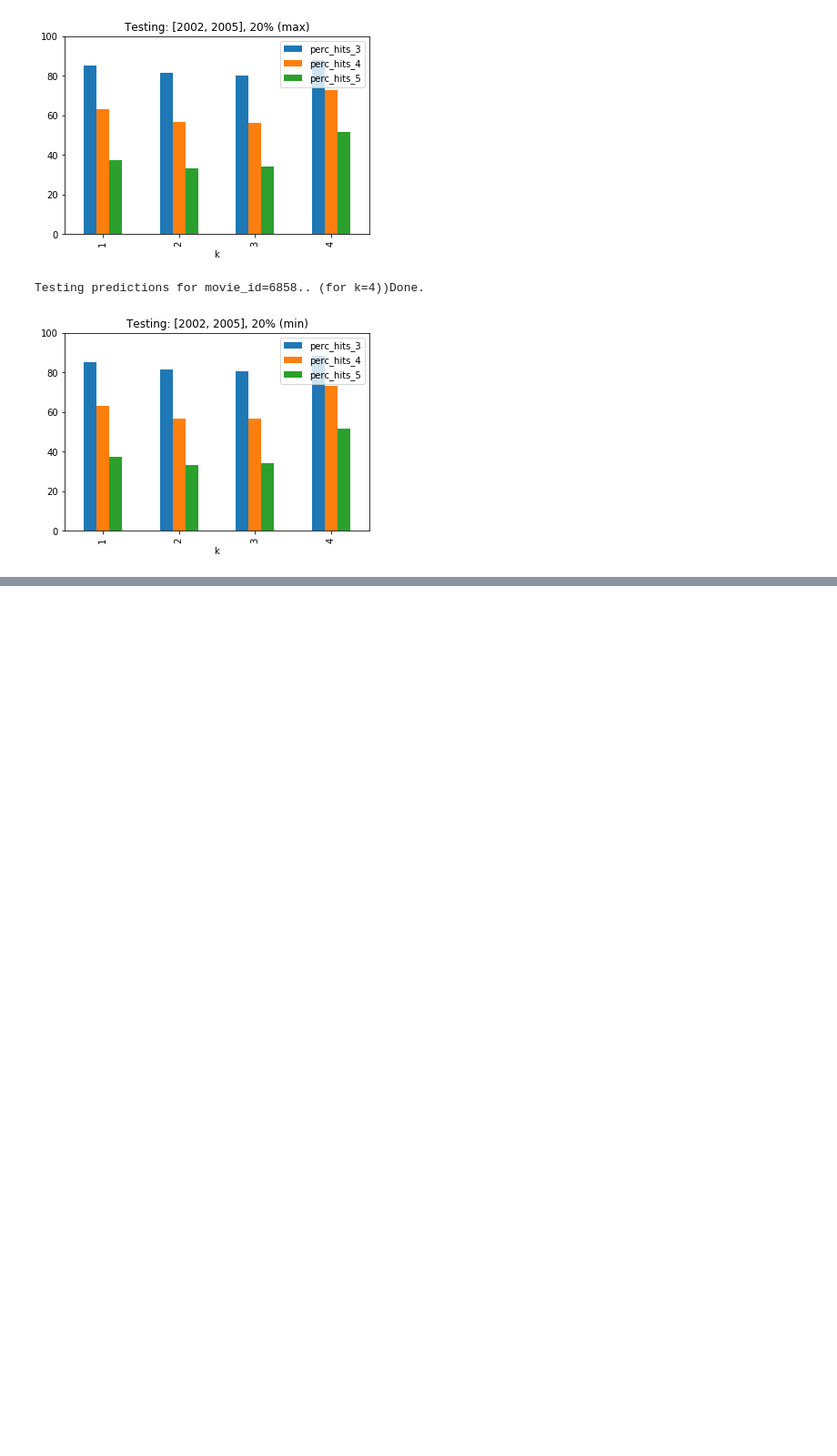
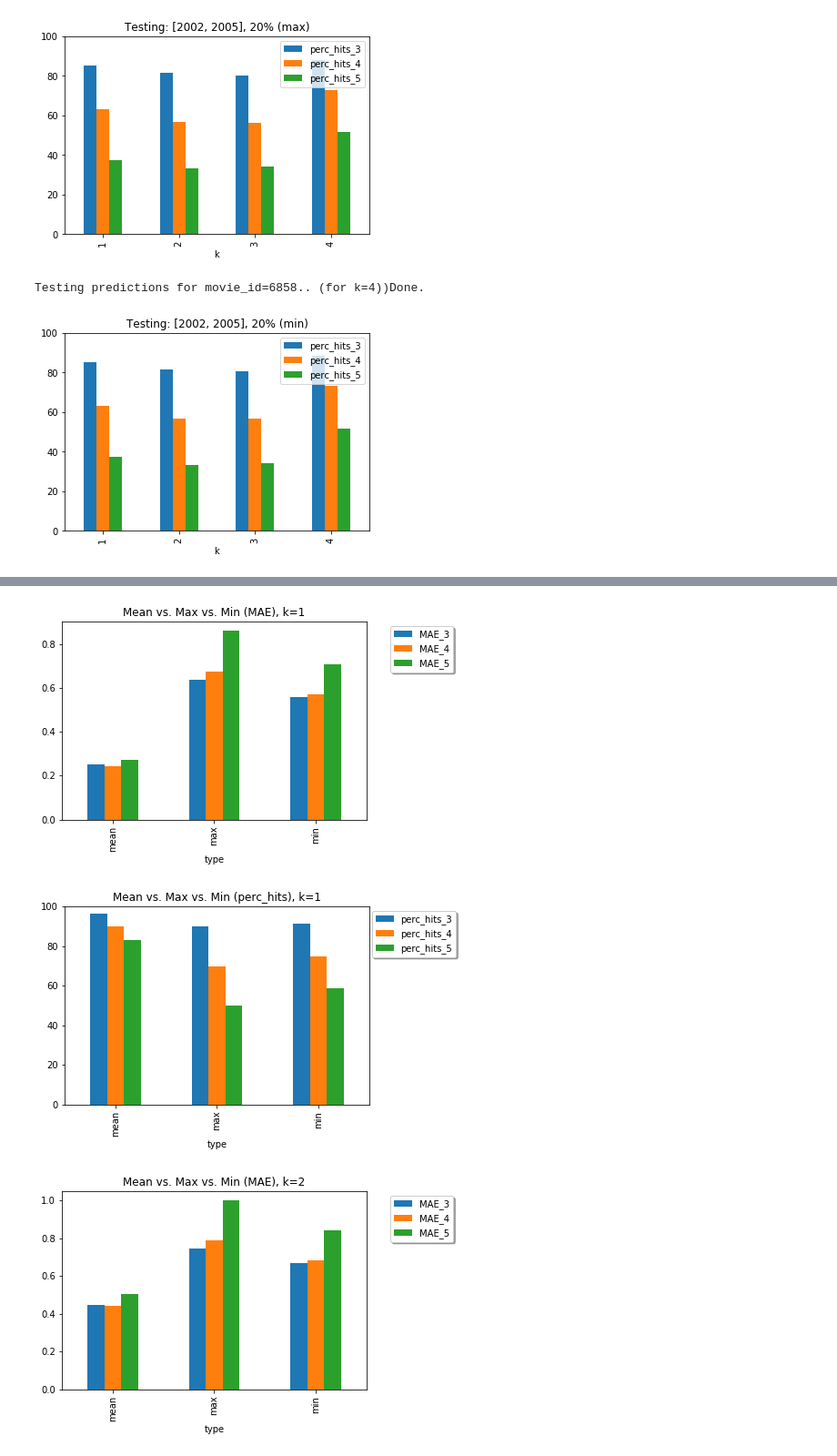
Before and after one commit to Clacket/clacket, a Jupyter notebook: prediction_lab.ipynb, the cells around one changed output, grey strips where cells are left out. Shown at 91% size. Saved outputs shown, nothing was run; the diff lists cells and outputs as text; code cells hidden in the pictures; blank space fills up the shorter version.

```diff
--- a/prediction_lab.ipynb
+++ b/prediction_lab.ipynb
@@ -430,0 +446,10 @@ Testing predictions for movie_id=6858.. (for k=4))Done.
+# %%
+for k in [1,2,3,4]:
+    for t in ['MAE', 'perc_hits']:
+        lim = (0, 100) if t == 'perc_hits' else None
+        dfx = pd.read_pickle('80_20_min_max_k_{0}_{1}.pkl'.format(k, t))
+        plot(dfx, 'Mean vs. Max vs. Min ({0}), k={1}'.format(t, k), '80_20_min_max_k_{0}_{1}'.format(k, t), ylim=lim, x='type', y=['{0}_{1}'.format(t, x) for x in [3, 4, 5]])
+# %% [output]
+[figure, added]
+[figure, added]
+[figure, added]
```
Also changed, not shown: parts of 9 cells of this notebook, 28 other files.
